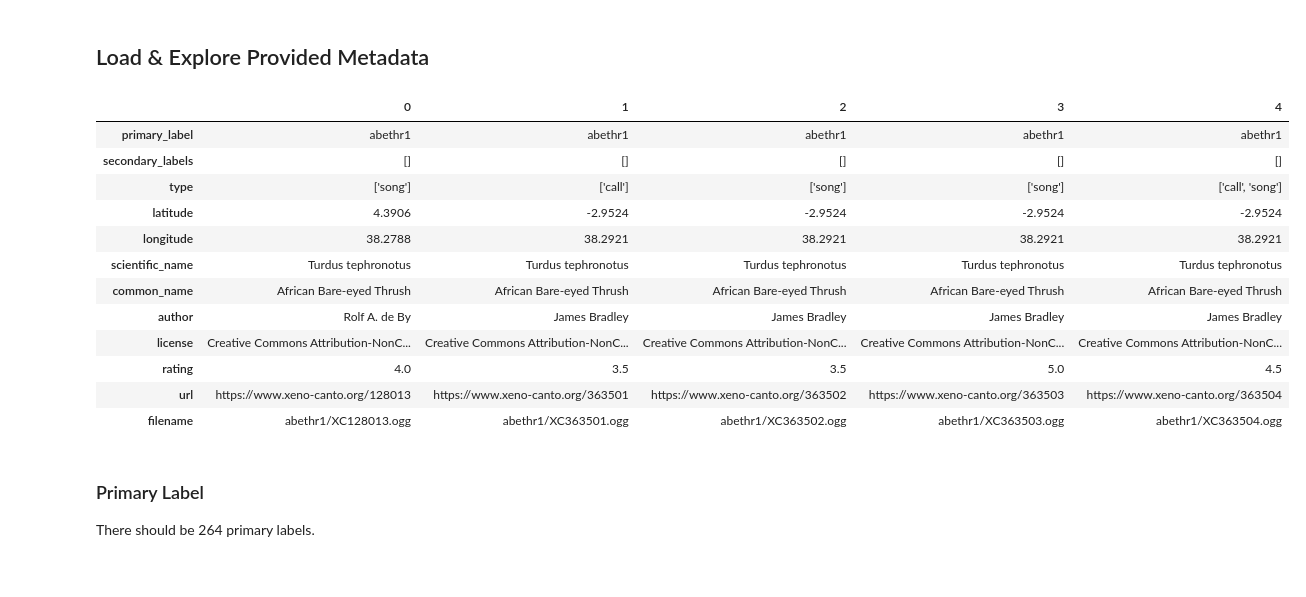
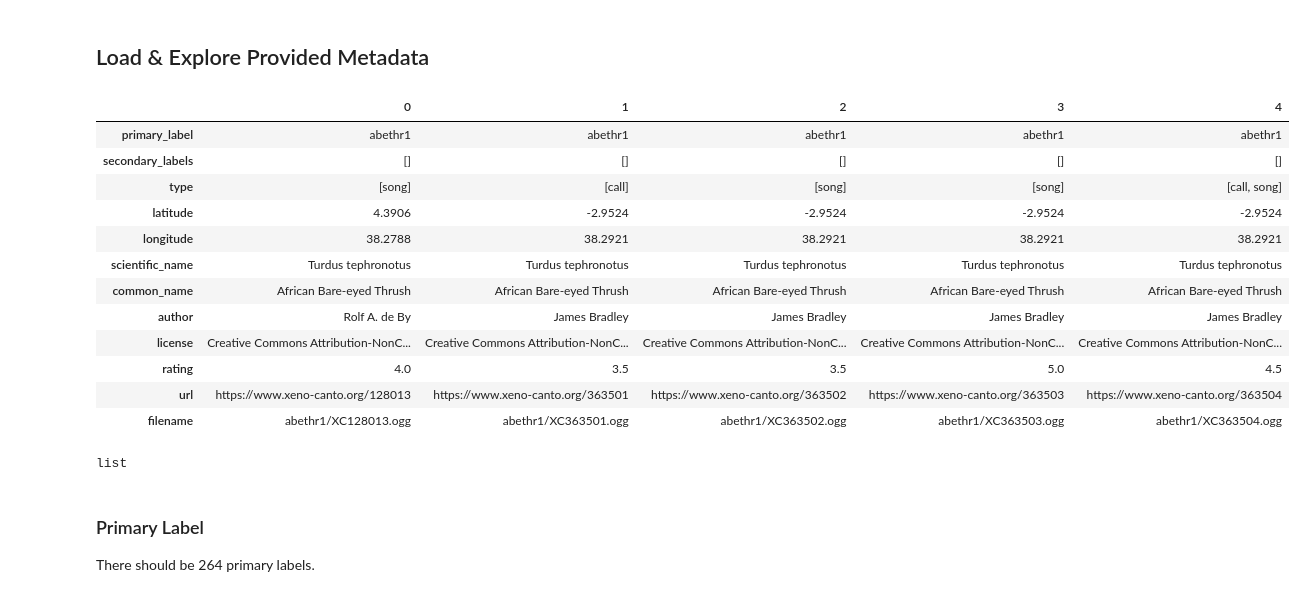
Before and after one commit to sdhca/birdclef-2023, a Jupyter notebook: birdclef-2023-eda-1.ipynb, the cells around one changed output. Drawn from its saved outputs; the diff is of its cells as text; code cells hidden in the pictures.

Commit message:
WIP: better handling of lists stored within table columns

```diff
--- a/birdclef-2023-eda-1.ipynb
+++ b/birdclef-2023-eda-1.ipynb
@@ -79,16 +79,17 @@ sample_sub_df.head()
 # %%
 trn_df = pd.read_csv(comp_path/'train_metadata.csv')
 lst_cols = ['secondary_labels', 'type']
 for col in lst_cols:
-    trn_df[col] = trn_df[col].apply(lambda x: x[1:-1].split(','))
+    # trn_df[col] = trn_df[col].apply(lambda x: x[1:-1].split(','))
+    trn_df[col] = trn_df[col].apply(eval)
 
 assert len(trn_df) == len(ogg_files), 'Number of ogg files does not match number of rows in the training metadata'
 trn_df.head().T
 # %% [output]
 |  | 0 | 1 | 2 | 3 | 4 |
 | primary_label | abethr1 | abethr1 | abethr1 | abethr1 | abethr1 |
 | secondary_labels | [] | [] | [] | [] | [] |
-| type | ['song'] | ['call'] | ['song'] | ['song'] | ['call', 'song'] |
+| type | [song] | [call] | [song] | [song] | [call, song] |
 | latitude | 4.3906 | -2.9524 | -2.9524 | -2.9524 | -2.9524 |
 | longitude | 38.2788 | 38.2921 | 38.2921 | 38.2921 | 38.2921 |
 | scientific_name | Turdus tephronotus | Turdus tephronotus | Turdus tephronotus | Turdus tephronotus | Turdus tephronotus |
@@ -98,3 +99,7 @@ trn_df.head().T
 | rating | 4.0 | 3.5 | 3.5 | 5.0 | 4.5 |
 | url | https://www.xeno-canto.org/128013 | https://www.xeno-canto.org/363501 | https://www.xeno-canto.org/363502 | https://www.xeno-canto.org/363503 | https://www.xeno-canto.org/363504 |
 | filename | abethr1/XC128013.ogg | abethr1/XC363501.ogg | abethr1/XC363502.ogg | abethr1/XC363503.ogg | abethr1/XC363504.ogg |
+# %%
+type(trn_df.type[0])
+# %% [output]
+list
```
Also changed, not shown: parts of 25 cells of this notebook.
